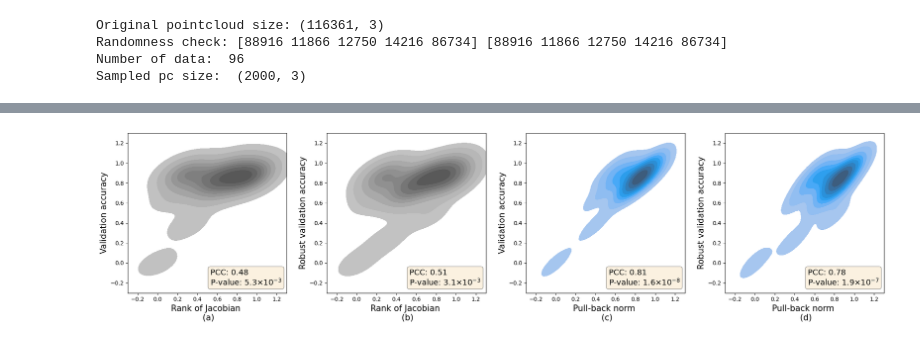
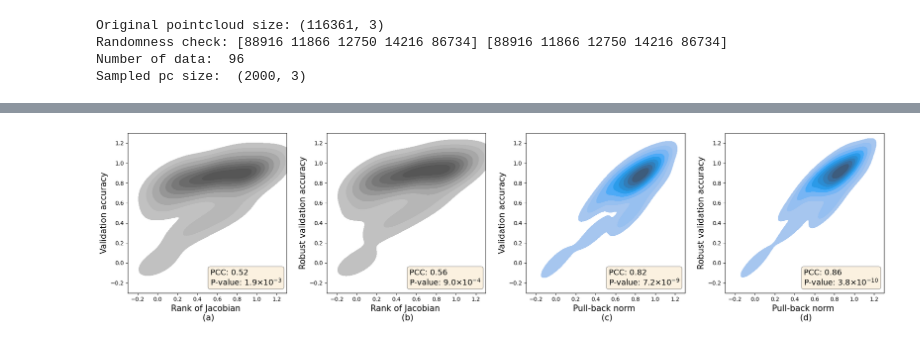
Before and after one commit to shuangliang15/pullback-geometry-persistent-homology, a Jupyter notebook: Selecting-hyperparameters/experiments.ipynb, the cells around one changed output, grey strips where cells are left out. Cells and saved outputs as stored; diff of their text form; code cells hidden in the pictures.

```diff
--- a/Selecting-hyperparameters/experiments.ipynb
+++ b/Selecting-hyperparameters/experiments.ipynb
@@ -205,7 +201,7 @@ fig, ax = plt.subplots(1, 2, figsize=(16,6))
 gauss_sigma =  1e-4
 number_pixel = 20
 FZ = 15
-max_x = 170
+max_x = 160
 min_y = 1e-5
 number_pixels = np.array([5, 10, 20, 30]).astype(np.int32)
 colors = plt.cm.get_cmap('viridis', len(number_pixels))
@@ -241,5 +237,5 @@ ax[1].legend(fontsize=FZ,title='Variance of Gaussian')
 plt.setp(ax[1].get_legend().get_title(), fontsize=FZ) # for legend title
 
 plt.tight_layout(pad=5.0)
-plt.savefig('Figures/spec_brain.png',dpi=300)
+plt.savefig('Figure/spec_brain.png',dpi=300)
 # %% [output]
@@ -248,7 +244,7 @@ plt.savefig('Figures/spec_brain.png',dpi=300)
 # compute pull-back norms (estimated 1484 miniutes)
 
 xrange = [.0, .25]
-yrange = [-.05, .2]
+yrange = [.0, .25]
 maximum_edge_length = .25
 gauss_sigmas = np.linspace(1e-5, 1e-4, 8)
 number_pixels = [15, 20, 25, 30]
@@ -261,7 +257,6 @@ for number_pixel in number_pixels:
     for gauss_sigma in gauss_sigmas:
         Pbn[number_pixel][gauss_sigma] = []
         Rank[number_pixel][gauss_sigma] = []
-
 
 random_seed()
 minisize = len(data_pc)
@@ -307,7 +298,7 @@ labels = np.array(labels)
 # %%
 from sklearn.metrics import log_loss
 
-def train_lr(train_data, train_labels, val_data, val_labels, noise_level = .01, C=1):
+def train_lr(train_data, train_labels, val_data, val_labels, noise_level = .005, C=1):
     random_seed()
     lr = LogisticRegression(max_iter=300, C=C) #solver
     lr.fit(train_data, train_labels)
@@ -321,7 +312,7 @@ def train_lr(train_data, train_labels, val_data, val_labels, noise_level = .01,
     robust_test_accuracy = accuracy_score(val_labels, lr.predict(val_data_noisy))
     return train_loss, train_accuracy, test_loss, test_accuracy, robust_test_loss, robust_test_accuracy
 
-def train_cnn(train_data, train_labels, val_data, val_labels, noise_level=.01, epochs=10, batch_size=32):
+def train_cnn(train_data, train_labels, val_data, val_labels, noise_level=.005, epochs=10, batch_size=32):
     random_seed()
     # Define the CNN model
     model = tf.keras.Sequential([
@@ -350,7 +341,7 @@ def train_cnn(train_data, train_labels, val_data, val_labels, noise_level=.01, e
     return train_loss, train_accuracy, test_loss, test_accuracy, robust_test_loss, robust_test_accuracy
 # %%
 xrange = [.0, .25]
-yrange = [-.05, .2]
+yrange = [.0, .25]
 maximum_edge_length = .25
 
 gauss_sigmas = np.linspace(1e-5, 1e-4, 8)
@@ -375,7 +366,7 @@ for number_pixel in number_pixels:
 
 random_seed()
 from sklearn.model_selection import cross_val_score, KFold
-kf = KFold(n_splits=7)
+kf = KFold(n_splits=7, shuffle=True, random_state=2)
 
 for number_pixel in number_pixels:
     for gauss_sigma in gauss_sigmas:
@@ -569,45 +560,45 @@ axs[0].set_xlim([-0.3, 1.3])
 axs[0].set_ylim([-0.3, 1.3])
 
 props = dict(boxstyle='round', facecolor='wheat', alpha=0.4)
-textstr = 'PCC: 0.48 \n'+r'P-value: 5.3$\times 10^{-3}$'
+textstr = 'PCC: 0.52 \n'+r'P-value: 1.9$\times 10^{-3}$'
 axs[0].text(0.52, 0.15, textstr, transform=axs[0].transAxes, fontsize=14, verticalalignment='top', bbox=props)
 
 sns.kdeplot(x=rank_list, y=rob_acc_list,fill=True,ax=axs[1],color='gray',thresh=.05)
 axs[1].set_xlabel('Rank of Jacobian \n (b)',fontsize=15)
 axs[1].set_ylabel('Robust validation accuracy',fontsize=15)
 axs[1].set_xlim([-0.3, 1.3])
 axs[1].set_ylim([-0.3, 1.3])
 
 props = dict(boxstyle='round', facecolor='wheat', alpha=0.4)
-textstr = 'PCC: 0.51 \n'+r'P-value: 3.1$\times 10^{-3}$'
+textstr = 'PCC: 0.56 \n'+r'P-value: 9.0$\times 10^{-4}$'
 axs[1].text(0.52, 0.15, textstr, transform=axs[1].transAxes, fontsize=14, verticalalignment='top', bbox=props)
 
 sns.kdeplot(x=pbn_list, y=acc_list,fill=True,ax=axs[2], thresh=.05)
 axs[2].set_xlabel('Pull-back norm \n (c)',fontsize=15)
 axs[2].set_ylabel('Validation accuracy',fontsize=15)
 axs[2].set_xlim([-0.3, 1.3])
 axs[2].set_ylim([-0.3, 1.3])
 
 props = dict(boxstyle='round', facecolor='wheat', alpha=0.4)
-textstr = 'PCC: 0.81 \n'+r'P-value: 1.6$\times 10^{-8}$'
+textstr = 'PCC: 0.82 \n'+r'P-value: 7.2$\times 10^{-9}$'
 axs[2].text(0.52, 0.15, textstr, transform=axs[2].transAxes, fontsize=14, verticalalignment='top', bbox=props)
 
 
 
 sns.kdeplot(x=pbn_list, y=rob_acc_list,fill=True,ax=axs[3],thresh=.05)
 axs[3].set_xlabel('Pull-back norm \n (d)',fontsize=15)
 axs[3].set_ylabel('Robust validation accuracy',fontsize=15)
 axs[3].set_xlim([-0.3, 1.3])
 axs[3].set_ylim([-0.3, 1.3])
 
 props = dict(boxstyle='round', facecolor='wheat', alpha=0.4)
-textstr = 'PCC: 0.78 \n'+r'P-value: 1.9$\times 10^{-7}$'
-axs[3].text(0.52, 0.15, textstr, transform=axs[3].transAxes, fontsize=14, verticalalignment='top', bbox=props)
+textstr = 'PCC: 0.86 \n'+r'P-value: 3.8$\times 10^{-10}$'
+axs[3].text(0.495, 0.15, textstr, transform=axs[3].transAxes, fontsize=14, verticalalignment='top', bbox=props)
 
 plt.tight_layout()
-plt.savefig('Figures/correlation.png',dpi=300)
+plt.savefig('Figure/correlation.png',dpi=300)
 # %% [output]
-[figure, old version]
+[figure, new version]
 # %%
 # PCC and pvalue for CNNs
 
```
Also changed, not shown: parts of 8 cells of this notebook, 7 other files.
